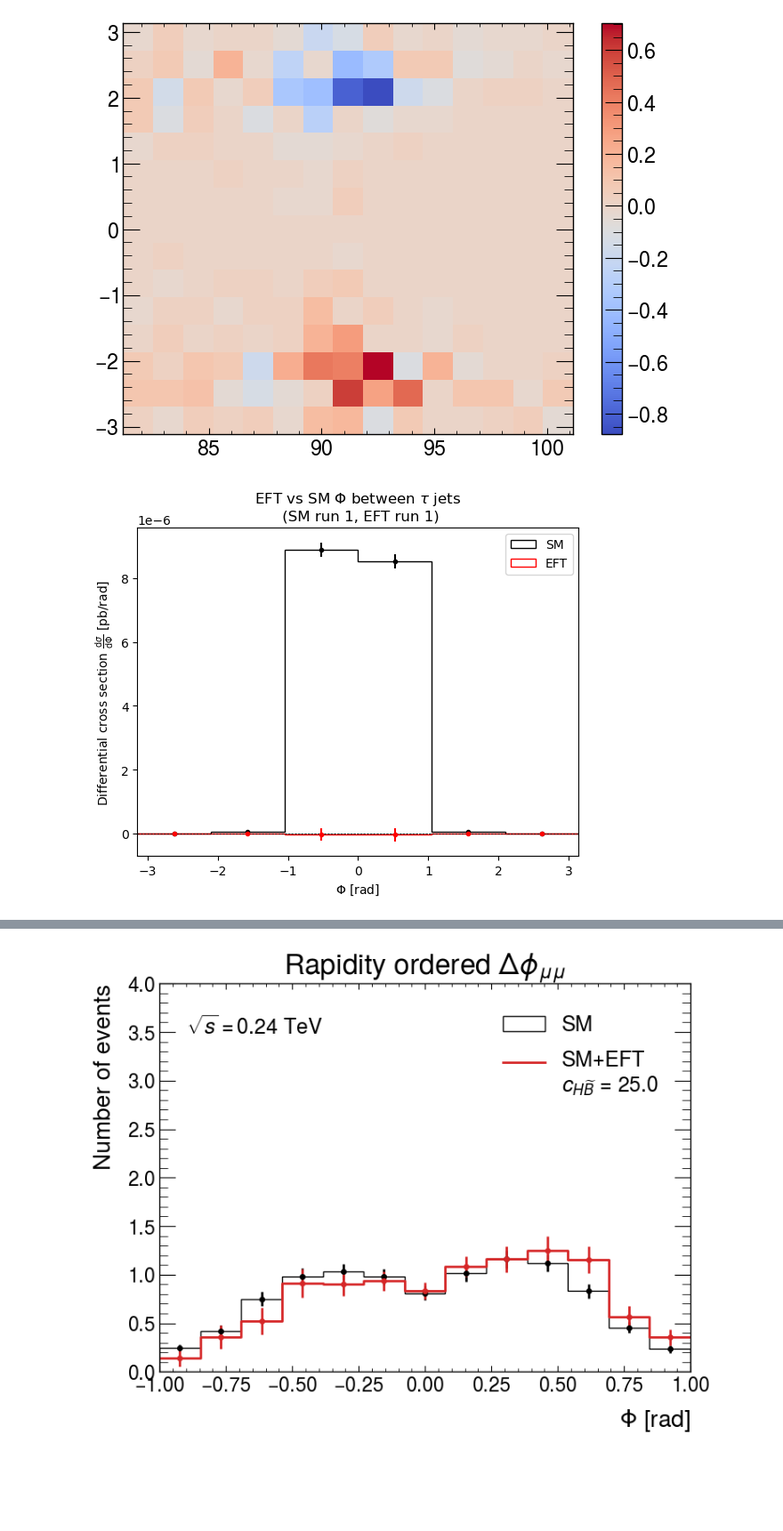
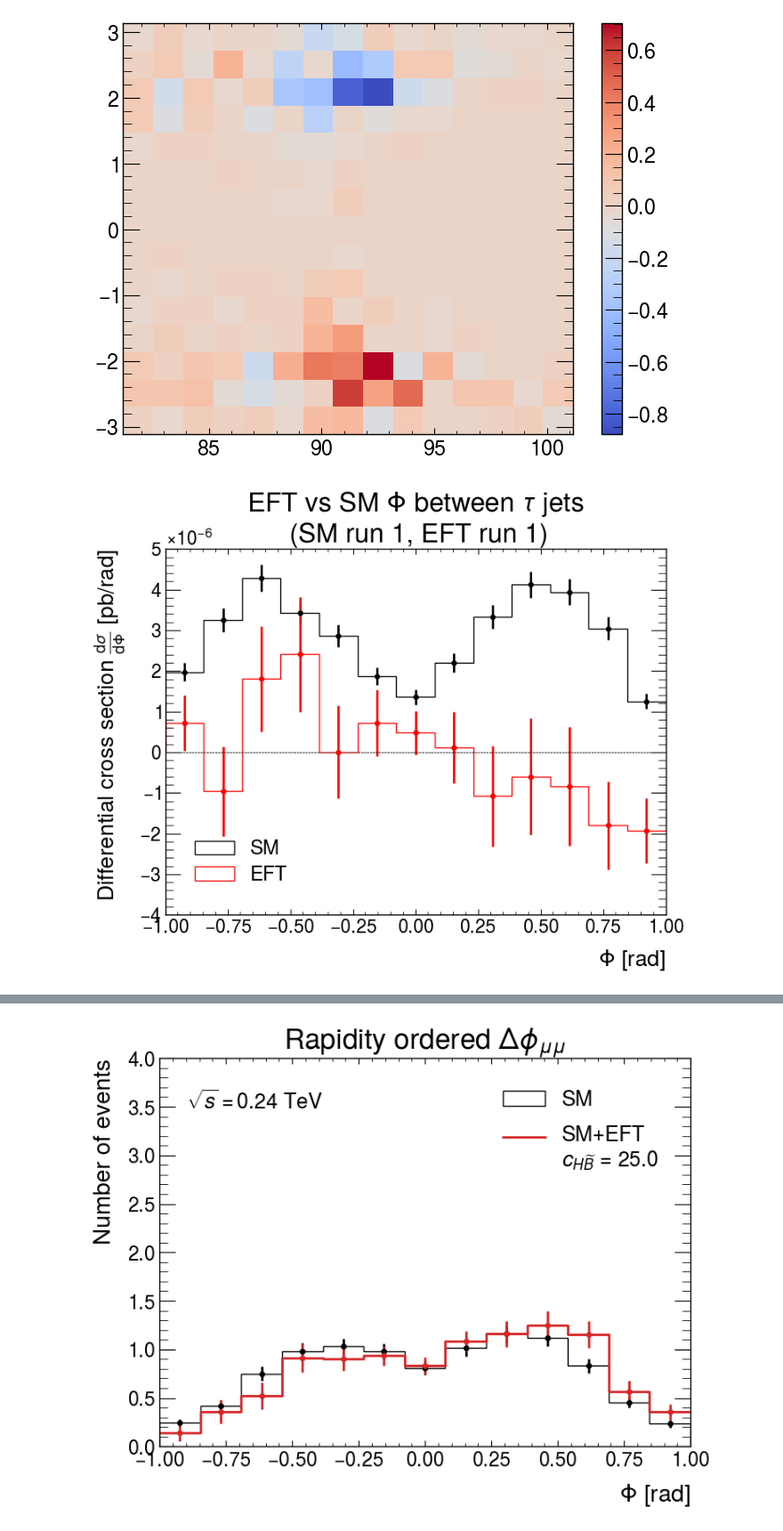
Before and after one commit to Arun-Atwal/ee_zh_final_analysis, a Jupyter notebook: ee_zh_final_analysis.ipynb, the cells around one changed output, grey strips where cells are left out. Shown at 89% size. Saved outputs shown, nothing was run; the diff lists cells and outputs as text; code cells hidden in the pictures; blank space fills up the shorter version.

```diff
--- a/ee_zh_final_analysis.ipynb
+++ b/ee_zh_final_analysis.ipynb
@@ -375,7 +387,7 @@ plt.savefig("delta_phi_mu_separate.pdf")
 IndexError: list index out of range
 # %%
 start = 1
-choice = 29
+choice = 25
 eft =choice - start + 1
 # eft = 1
 # %%
@@ -871,24 +913,24 @@ def cross_leptons(leptons):
 # %%
 """Plot the observable Phi between the two taus ordered by charge
 set sm and eft to the index of the sample run"""
 
 sm = 1
 eft = 1
-bins = 6
-plot_range = (-math.pi, math.pi) # NOTE: take care with the range! Could technically be cutting some muons off
+bins = 13
+plot_range = (-1, 1) # NOTE: take care with the range! Could technically be cutting some muons off
 
 cp_Phi_tau_sm = cp_Phi(sm_taus[sm-1])
 cp_Phi_tau_eft = cp_Phi(eft_taus[eft-1])
 
 histogram(cp_Phi_tau_sm, sm_weights[sm-1], bins, 'SM', 'k', plot_range)
 histogram(cp_Phi_tau_eft, eft_weights[eft-1], bins, 'EFT', 'r', plot_range)
 
 plt.xlabel(r'$\Phi$ [rad]')
 plt.ylabel(r'Differential cross section $\frac{\mathrm{d}\sigma}{\mathrm{d}\Phi}$ [pb/rad]')
 plt.title(r'EFT vs SM $\Phi$ between $\tau$ jets' + f'\n (SM run {sm}, EFT run {eft})')
 plt.savefig("cp_Phi_tau")
 # %% [output]
-[figure, old version]
+[figure, new version]
 # %%
 """Plot the delta phi between the two muons ordered by rapidity
 set sm and eft to the index of the sample run"""
```
Also changed, not shown: parts of 16 cells of this notebook, 55 other files.
